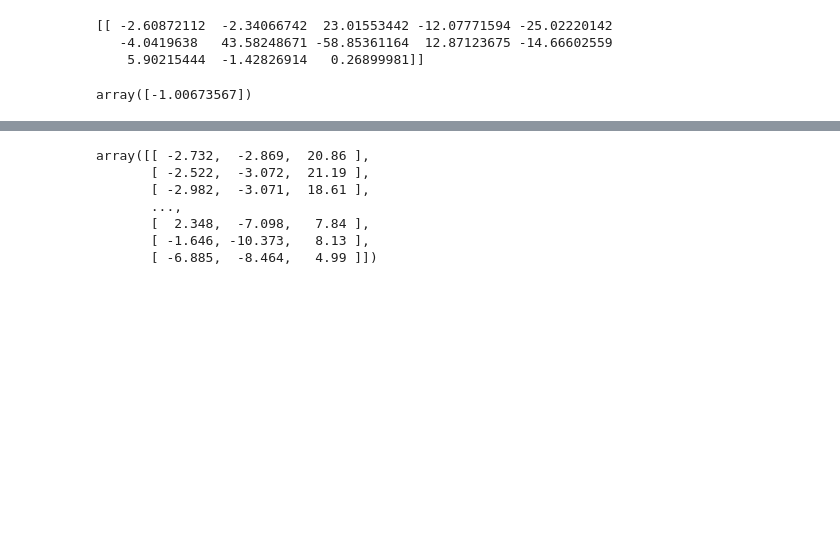
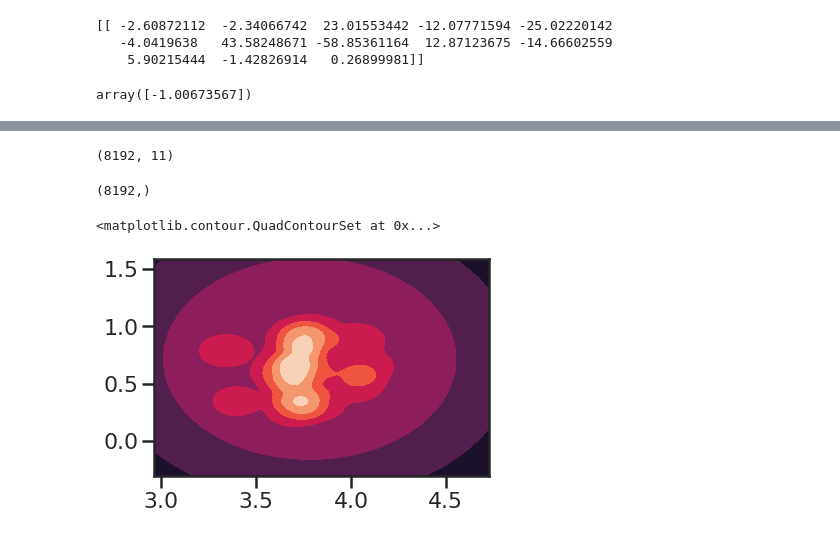
Before and after one commit to bdominguez13/stream_memb, a Jupyter notebook: Price+2019/Pal5_parallel.ipynb, the cells around one changed output, grey strips where cells are left out. Saved outputs shown, nothing was run; the diff lists cells and outputs as text; code cells hidden in the pictures; blank space fills up the shorter version.

Commit message:
prior corregida

```diff
--- a/Price+2019/Pal5_parallel.ipynb
+++ b/Price+2019/Pal5_parallel.ipynb
@@ -365,0 +360,4 @@ np.diagonal((np.matmul( np.matmul((y - model).T , np.linalg.inv(C) ) , (y - mode
+# %%
+a_mu1, b_mu1, c_mu1, x_mu1 = 0.686, -2.826e-2, 2.832e-3, -10.954
+
+a_mu1 + b_mu1*(-x_mu1) + c_mu1*(-x_mu1)**2
@@ -452,7 +454,8 @@ np.exp(-744.)
 from scipy.stats import multivariate_normal
 from scipy.stats import norm
 
-mu = np.array([-2.728, -2.687])
+mm = np.abs(phi1_t.value)<0.1
+mu = np.array([np.mean(pmphi1_t.value[mm]), np.mean(pmphi2_t.value[mm])])
 d_mean = 23.6
 e_mu1, e_mu2, rho_mu, e_dd = 0.022, 0.025, -0.39, 0.8
 cov_mu = rho_mu*e_mu1*e_mu2 #rho_xy = sigma_xy/(sigma_x*sigma_y)
@@ -469,6 +472,11 @@ def log_unif(p, lim_inf, lim_sup):
 
 def log_prior(theta):
     a_mu1, a_mu2, a_d, b_mu1, b_mu2, b_d, c_mu1, c_mu2, c_d, x_mu1, x_mu2, x_d, f = theta
+    mu = np.array([3.78307899, 0.71613004])
+    d_mean = 23.6
+    e_mu1, e_mu2, rho_mu, e_dd = 0.022, 0.025, -0.39, 0.8
+    cov_mu = rho_mu*e_mu1*e_mu2 #rho_xy = sigma_xy/(sigma_x*sigma_y)
+    sigma = np.array([[(e_mu1*10)**2, -(cov_mu*10)**2], [-(cov_mu*10)**2, (e_mu2*10)**2]])
 
     p_a12 = multivariate_normal.logpdf(np.stack((a_mu1, a_mu2), axis=-1), mean=mu, cov=sigma)
     p_ad = norm.logpdf(a_d, loc=d_mean, scale=e_dd)
@@ -633,13 +621,41 @@ print(tau2)
-# %%
-X
-# %% [output]
-array([[ -2.732,  -2.869,  20.86 ],
-       [ -2.522,  -3.072,  21.19 ],
-       [ -2.982,  -3.071,  18.61 ],
-       ...,
-       [  2.348,  -7.098,   7.84 ],
-       [ -1.646, -10.373,   8.13 ],
-       [ -6.885,  -8.464,   4.99 ]])
+# %%
+# mu = np.array([-2.728, -2.687])
+d_mean = 23.6
+e_mu1, e_mu2, rho_mu, e_dd = 0.022, 0.025, -0.39, 0.8
+cov_mu = rho_mu*e_mu1*e_mu2 #rho_xy = sigma_xy/(sigma_x*sigma_y)
+sigma = np.array([[(e_mu1*10)**2, -(cov_mu*10)**2], [-(cov_mu*10)**2, (e_mu2*10)**2]])
+
+theta_true = np.array([3.740, 0.686, 22.022, 4.102e-2, -2.826e-2, 9.460e-3, -6.423e-4, 2.832e-3, -6.327e-3, -1.072, -10.954, -16.081])
+f=np.sum(miembro)/phi1.size
+
+n=2**13
+samp = prior_sample(mu, sigma, d_mean, e_dd, n)
+# %%
+(t[:,2:14]).shape
+# %% [output]
+(8192, 11)
+# %%
+a_mu1M, a_mu2M = np.meshgrid(np.linspace(min(samp[:,0]),max(samp[:,0]),100), np.linspace(min(samp[:,1]),max(samp[:,1]),100))
+a_mu1 = a_mu1M.flatten()
+a_mu2 = a_mu2M.flatten()
+
+t = np.append(theta_true,f)*np.ones((10000,13))
+t[:,0]=a_mu1
+t[:,1]=a_mu2
+
+logL1 =np.array([])
+for i in range(t.shape[0]):
+    aux = log_posterior(t[i], xx, y, C, p_bg)
+    logL1 = np.append(logL1, aux)
+# %%
+logL1.shape
+# %% [output]
+(8192,)
+# %%
+plt.contourf(a_mu1M,a_mu2M,logL1.reshape(a_mu1M.shape))
+# %% [output]
+<matplotlib.contour.QuadContourSet at 0x...>
+[figure, added]
 # %%
 # import corner
 # flat_samples = sampler.get_chain(discard=2**10, thin=2200, flat=True)
```
Also changed, not shown: parts of 25 cells of this notebook, 1 other file.
